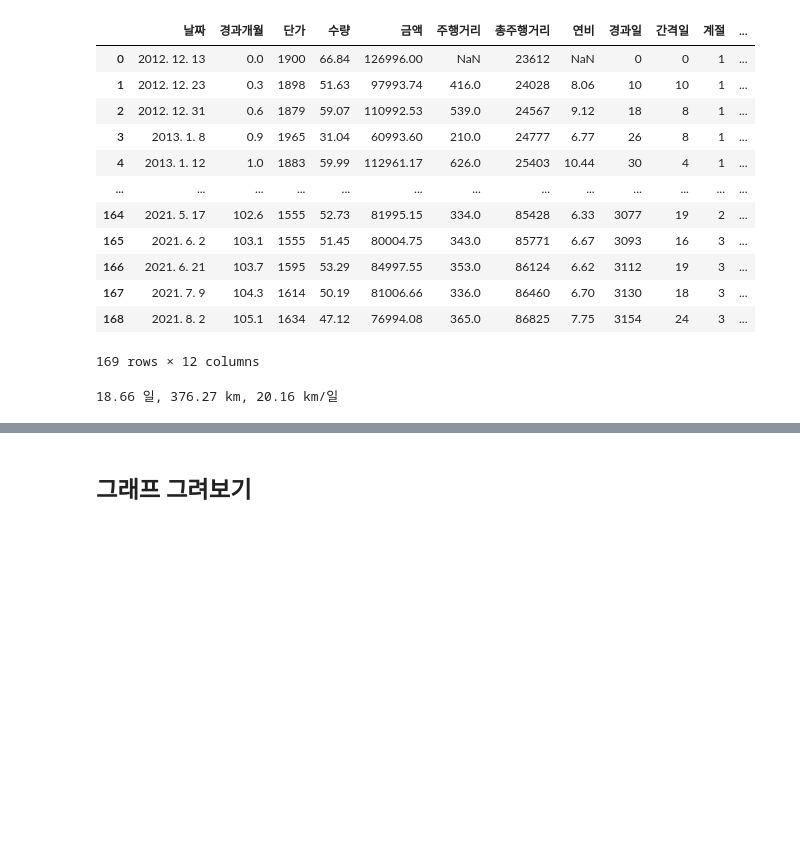
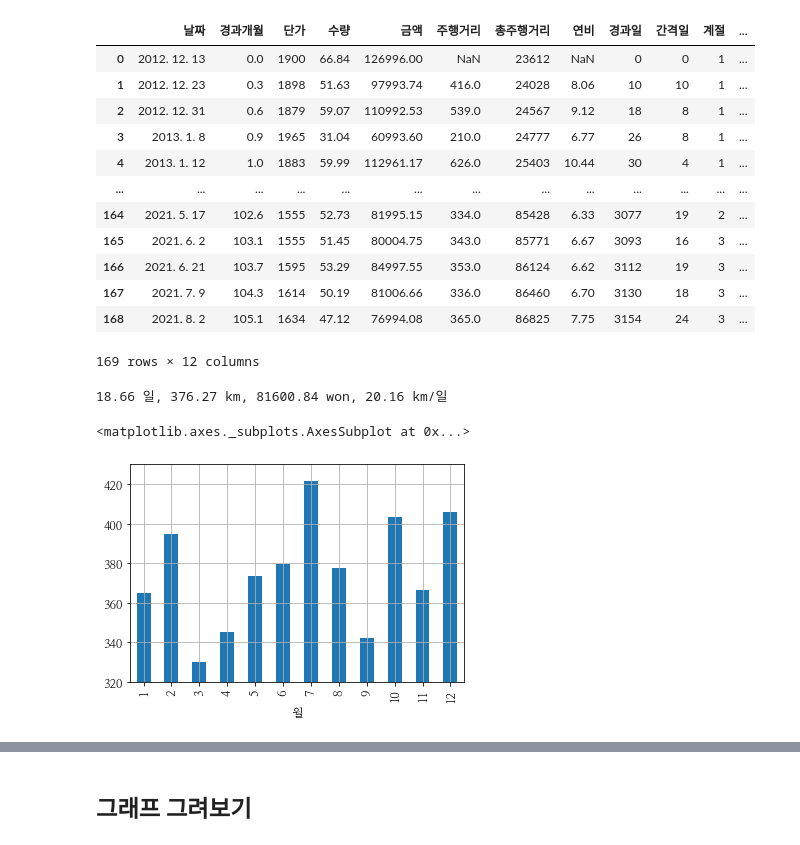
Before and after one commit to hvyrain/bigprobasic, a Jupyter notebook: 모두의데이터분석_Pandas_연비계산.ipynb, the cells around one changed output, grey strips where cells are left out. Saved outputs shown, nothing was run; the diff lists cells and outputs as text; code cells hidden in the pictures; blank space fills up the shorter version.

```diff
--- a/모두의데이터분석_Pandas_연비계산.ipynb
+++ b/모두의데이터분석_Pandas_연비계산.ipynb
@@ -25,6 +25,7 @@ import matplotlib.font_manager as fm
 ttf_path = '/usr/share/fonts/truetype/' + 'NanumMyeongjo.ttf'
 font_name = fm.FontProperties(fname=ttf_path).get_name()
 plt.rc('font', family=font_name, size=12)
+plt.rcParams['axes.unicode_minus'] = False
 print(font_name)
 # %% [output]
 NanumMyeongjo
@@ -87,6 +88,11 @@ df
 169 rows × 12 columns
 # %%
 # 평균 주유 간격과 주행거리, 일 평균 주행거리
-print('%.2f 일, %.2f km, %.2f km/일' % (df['간격일'].mean(), df['주행거리'].mean(), df['주행거리'].mean() / df['간격일'].mean()))
+print('%.2f 일, %.2f km, %.2f won, %.2f km/일' % (df['간격일'].mean(), df['주행거리'].mean(), df['금액'].mean(), df['주행거리'].mean() / df['간격일'].mean()))
 # %% [output]
-18.66 일, 376.27 km, 20.16 km/일
+18.66 일, 376.27 km, 81600.84 won, 20.16 km/일
+# %%
+df['주행거리'].groupby(df['월']).mean().plot.bar(grid=True, ylim=(320,430))
+# %% [output]
+<matplotlib.axes._subplots.AxesSubplot at 0x...>
+[figure, added]
```
Also changed, not shown: parts of 4 cells of this notebook.
